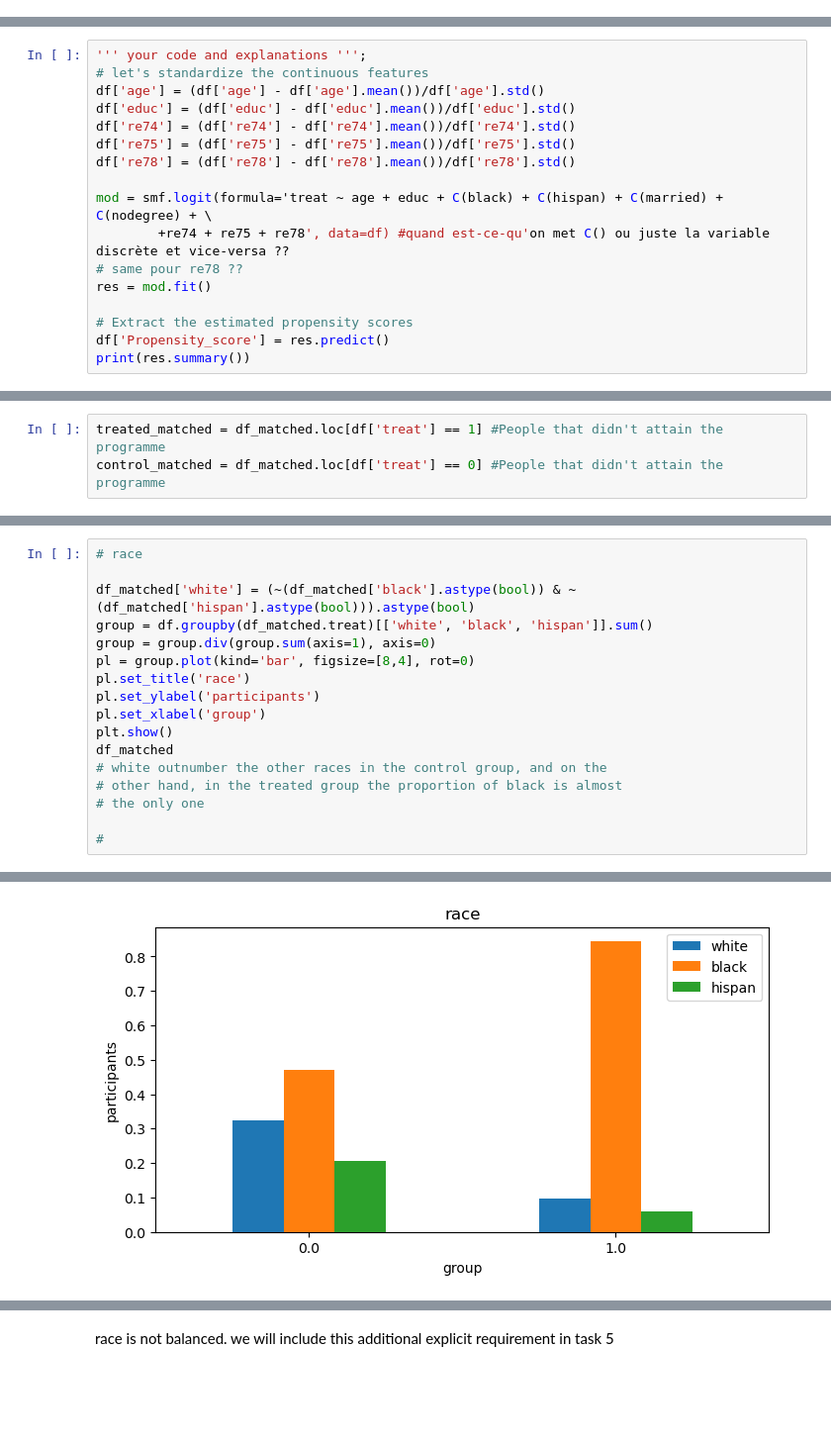
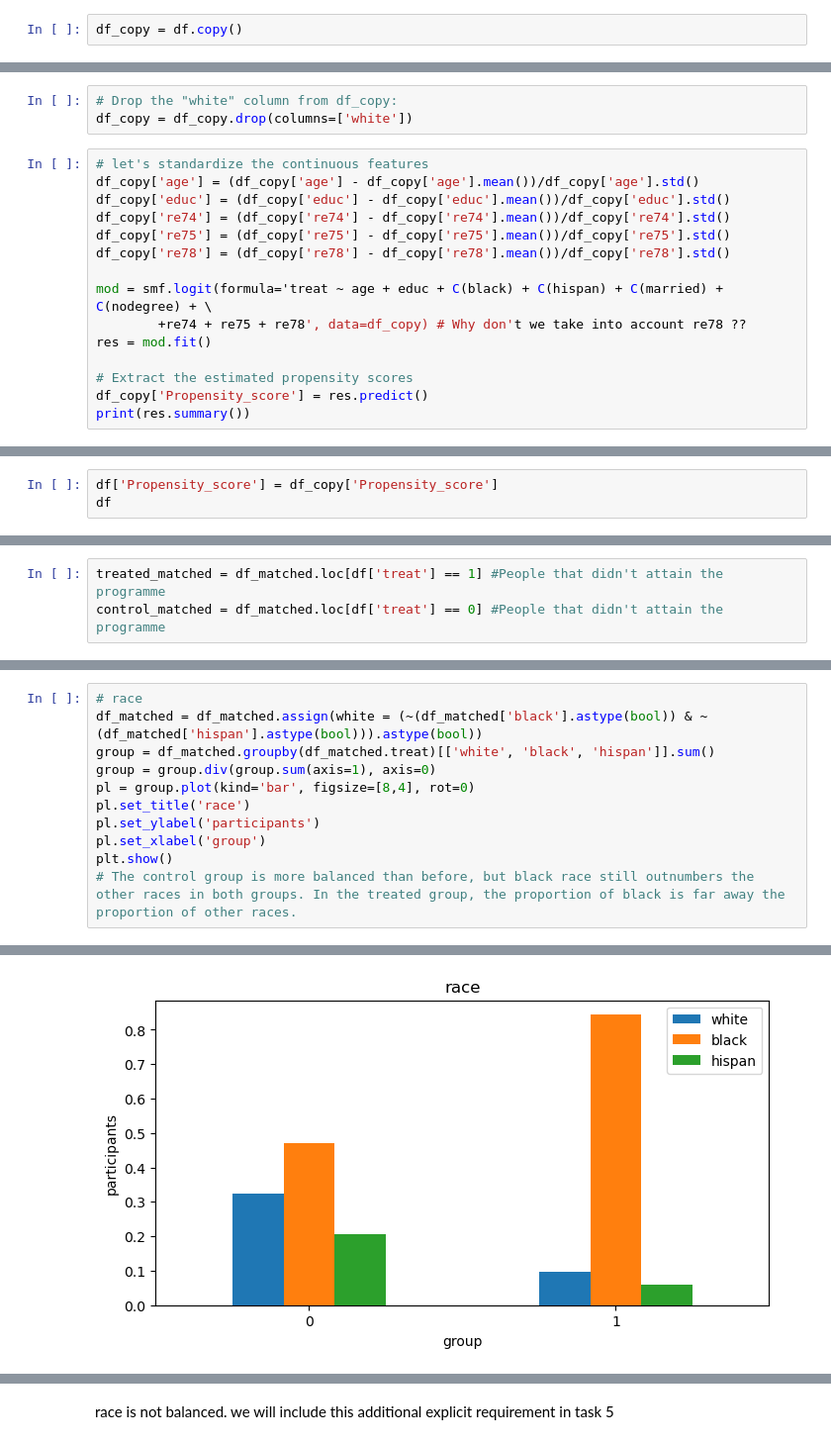
Before and after one commit to CamilleDelgrange/2022, a Jupyter notebook: Tutorials/05 - Observational studies/Observational studies exercise_cam.ipynb, the cells around one changed output, grey strips where cells are left out. Shown at 99% size. Saved outputs shown, nothing was run; the diff lists cells and outputs as text; blank space fills up the shorter version.

```diff
--- a/Tutorials/05 - Observational studies/Observational studies exercise_cam.ipynb
+++ b/Tutorials/05 - Observational studies/Observational studies exercise_cam.ipynb
@@ -56,4 +56,6 @@ Compare the distribution of the outcome variable (`re78`) between the two groups
 To summarize and compare the distributions, you may use the techniques we discussed in lecture 4 ("Describing data") and 3 ("Visualizing data").
 
 What might a naive "researcher" conclude from this superficial analysis?
+# %%
+df_copy = df.copy()
 # %%
@@ -268,19 +273,20 @@ df
+# %%
+# Drop the "white" column from df_copy:
+df_copy = df_copy.drop(columns=['white'])
 # %%
-''' your code and explanations ''';
 # let's standardize the continuous features
-df['age'] = (df['age'] - df['age'].mean())/df['age'].std()
-df['educ'] = (df['educ'] - df['educ'].mean())/df['educ'].std()
-df['re74'] = (df['re74'] - df['re74'].mean())/df['re74'].std()
-df['re75'] = (df['re75'] - df['re75'].mean())/df['re75'].std()
-df['re78'] = (df['re78'] - df['re78'].mean())/df['re78'].std()
+df_copy['age'] = (df_copy['age'] - df_copy['age'].mean())/df_copy['age'].std()
+df_copy['educ'] = (df_copy['educ'] - df_copy['educ'].mean())/df_copy['educ'].std()
+df_copy['re74'] = (df_copy['re74'] - df_copy['re74'].mean())/df_copy['re74'].std()
+df_copy['re75'] = (df_copy['re75'] - df_copy['re75'].mean())/df_copy['re75'].std()
+df_copy['re78'] = (df_copy['re78'] - df_copy['re78'].mean())/df_copy['re78'].std()
 
 mod = smf.logit(formula='treat ~ age + educ + C(black) + C(hispan) + C(married) + C(nodegree) + \
-        +re74 + re75 + re78', data=df) #quand est-ce-qu'on met C() ou juste la variable discrète et vice-versa ??
-# same pour re78 ??
+        +re74 + re75 + re78', data=df_copy) # Why don't we take into account re78 ??
 res = mod.fit()
 
 # Extract the estimated propensity scores
-df['Propensity_score'] = res.predict()
+df_copy['Propensity_score'] = res.predict()
 print(res.summary())
 # %% [output]
 Optimization terminated successfully.
@@ -332,0 +355,3 @@ This function captures the difference in scores like a distance, but since the d
+# %%
+df['Propensity_score'] = df_copy['Propensity_score']
+df
@@ -409,18 +474,12 @@ plt.show()
 # %%
 # race
-
-df_matched['white'] = (~(df_matched['black'].astype(bool)) & ~(df_matched['hispan'].astype(bool))).astype(bool)
-group = df.groupby(df_matched.treat)[['white', 'black', 'hispan']].sum()
+df_matched = df_matched.assign(white = (~(df_matched['black'].astype(bool)) & ~(df_matched['hispan'].astype(bool))).astype(bool))
+group = df_matched.groupby(df_matched.treat)[['white', 'black', 'hispan']].sum()
 group = group.div(group.sum(axis=1), axis=0)
 pl = group.plot(kind='bar', figsize=[8,4], rot=0)
 pl.set_title('race')
 pl.set_ylabel('participants')
 pl.set_xlabel('group')
 plt.show()
-df_matched
-# white outnumber the other races in the control group, and on the
-# other hand, in the treated group the proportion of black is almost
-# the only one
-
-#
+# The control group is more balanced than before, but black race still outnumbers the other races in both groups. In the treated group, the proportion of black is far away the proportion of other races.
 # %% [output]
@@ -432 +486 @@ See the caveats in the documentation: https://pandas.pydata.org/pandas-docs/stab
-[figure, old version]
+[figure, new version]
```
Also changed, not shown: parts of 32 cells of this notebook, 5 other files.
